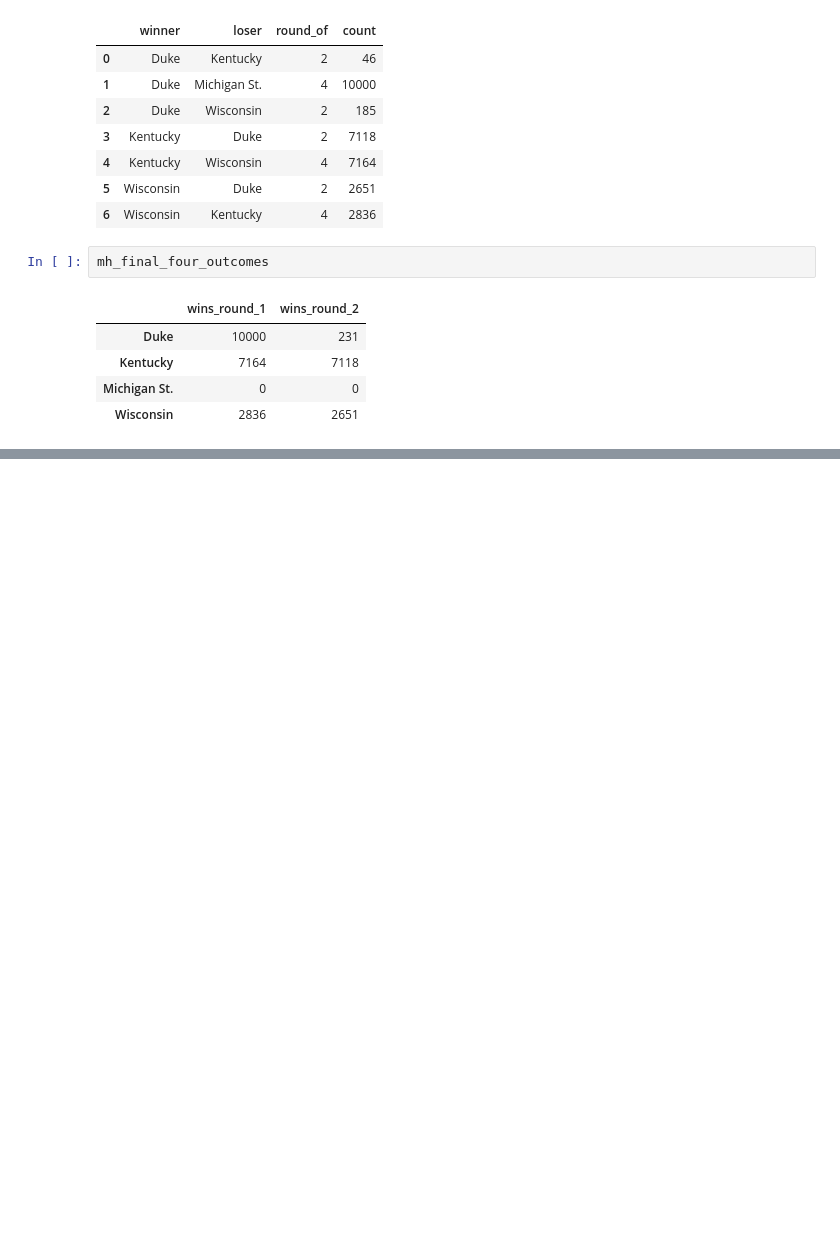
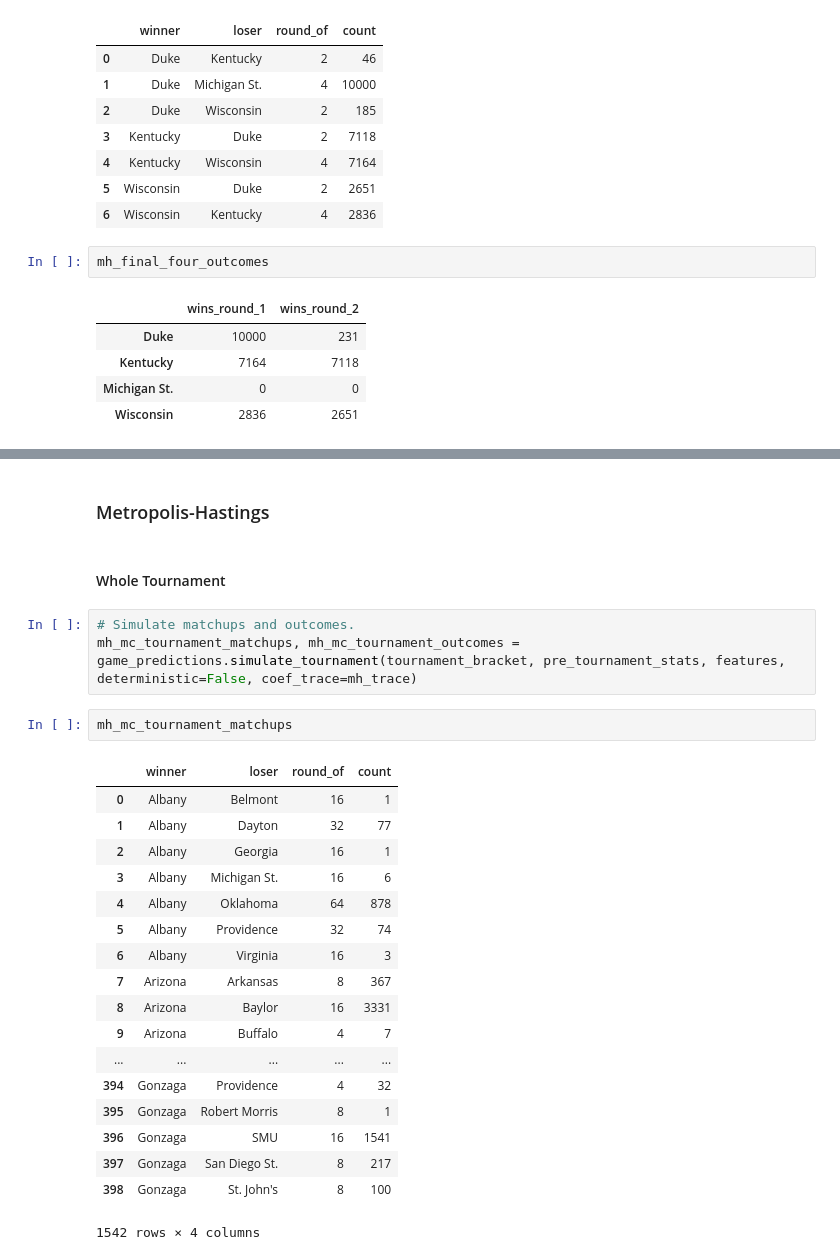
Before and after one commit to micahlanier/bayesket-ball, a Jupyter notebook: src/model/tournament_simulations.ipynb, the cells around one changed output, grey strips where cells are left out. Drawn from its saved outputs; the diff is of its cells as text; blank space fills up the shorter version.

```diff
--- a/src/model/tournament_simulations.ipynb
+++ b/src/model/tournament_simulations.ipynb
@@ -208,0 +323,28 @@ mh_final_four_outcomes
+# %% [markdown]
+### Metropolis-Hastings
+# %% [markdown]
+#### Whole Tournament
+# %%
+# Simulate matchups and outcomes.
+mh_mc_tournament_matchups, mh_mc_tournament_outcomes = game_predictions.simulate_tournament(tournament_bracket, pre_tournament_stats, features, deterministic=False, coef_trace=mh_trace)
+# %%
+mh_mc_tournament_matchups
+# %% [output]
+|  | winner | loser | round_of | count |
+| 0 | Albany | Belmont | 16 | 1 |
+| 1 | Albany | Dayton | 32 | 77 |
+| 2 | Albany | Georgia | 16 | 1 |
+| 3 | Albany | Michigan St. | 16 | 6 |
+| 4 | Albany | Oklahoma | 64 | 878 |
+| 5 | Albany | Providence | 32 | 74 |
+| 6 | Albany | Virginia | 16 | 3 |
+| 7 | Arizona | Arkansas | 8 | 367 |
+| 8 | Arizona | Baylor | 16 | 3331 |
+| 9 | Arizona | Buffalo | 4 | 7 |
+| ... | ... | ... | ... | ... |
+| 394 | Gonzaga | Providence | 4 | 32 |
+| 395 | Gonzaga | Robert Morris | 8 | 1 |
+| 396 | Gonzaga | SMU | 16 | 1541 |
+| 397 | Gonzaga | San Diego St. | 8 | 217 |
+| 398 | Gonzaga | St. John's | 8 | 100 |
+1542 rows × 4 columns
```
Also changed, not shown: parts of 34 cells of this notebook, 1 other file.
